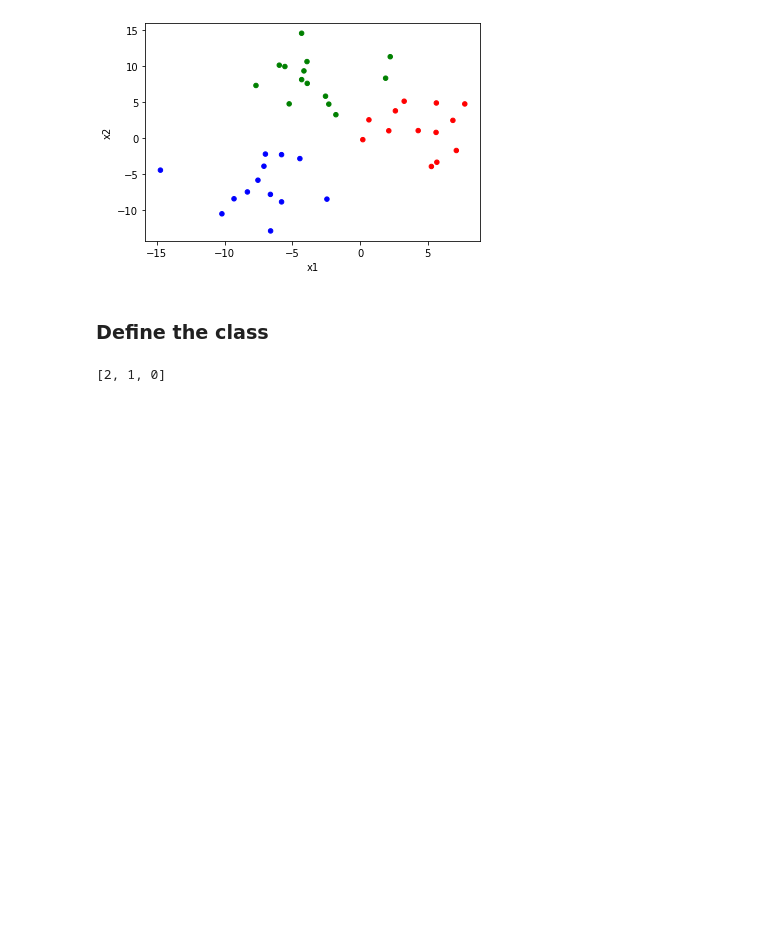
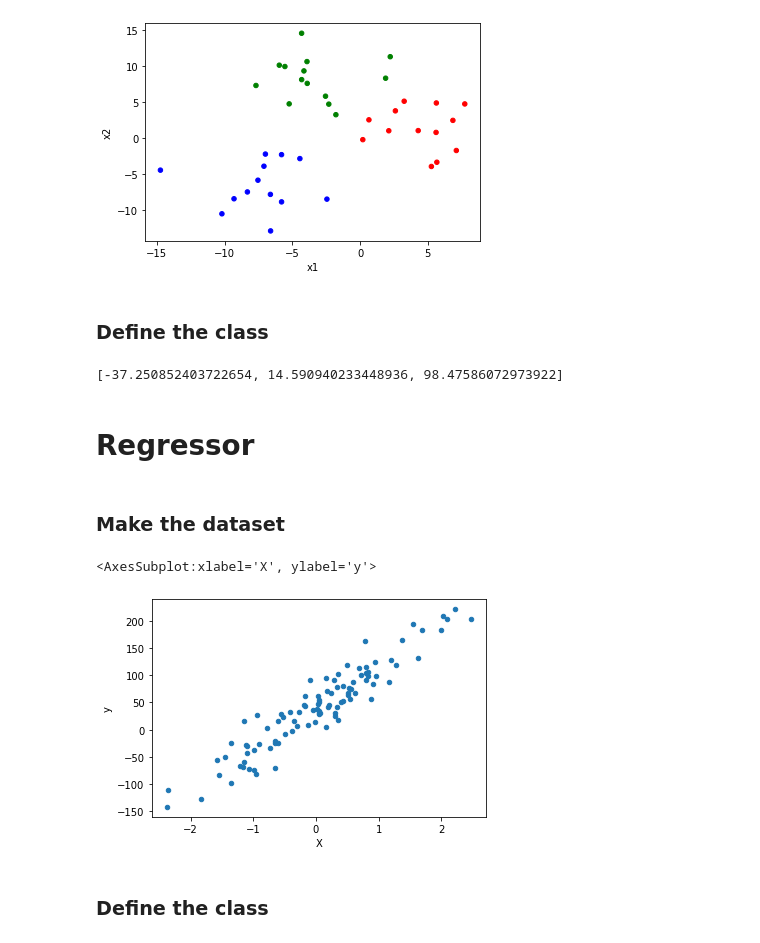
Before and after one commit to Hekkta/MLalgorithms, a Jupyter notebook: K Nearest Neighbour.ipynb, the cells around one changed output. Drawn from its saved outputs; the diff is of its cells as text; code cells hidden in the pictures; blank space fills up the shorter version.

Commit message:
Added regressor.

```diff
--- a/K Nearest Neighbour.ipynb
+++ b/K Nearest Neighbour.ipynb
@@ -50,10 +54,26 @@ class knn():
 
         return result_array
 # %%
-model = knn(1)
+model = knn_c(10)
 
 model.fit(X, y)
 
-model.predict([[-10, -10], [5, 0], [-4, 10]])
+model.predict([[-1], [0], [1]])
 # %% [output]
-[2, 1, 0]
+[-37.250852403722654, 14.590940233448936, 98.47586072973922]
+# %% [markdown]
+# Regressor
+# %% [markdown]
+### Make the dataset
+# %%
+X, y = make_regression(n_samples=100, n_features=1, random_state=4, noise=30, bias = 40)
+# %%
+df = pd.DataFrame(X, columns=['X'])
+df['y'] = y
+
+df.plot(x='X', y='y', kind='scatter')
+# %% [output]
+<AxesSubplot:xlabel='X', ylabel='y'>
+[figure, added]
+# %% [markdown]
+### Define the class
```
Also changed, not shown: parts of 5 cells of this notebook.
